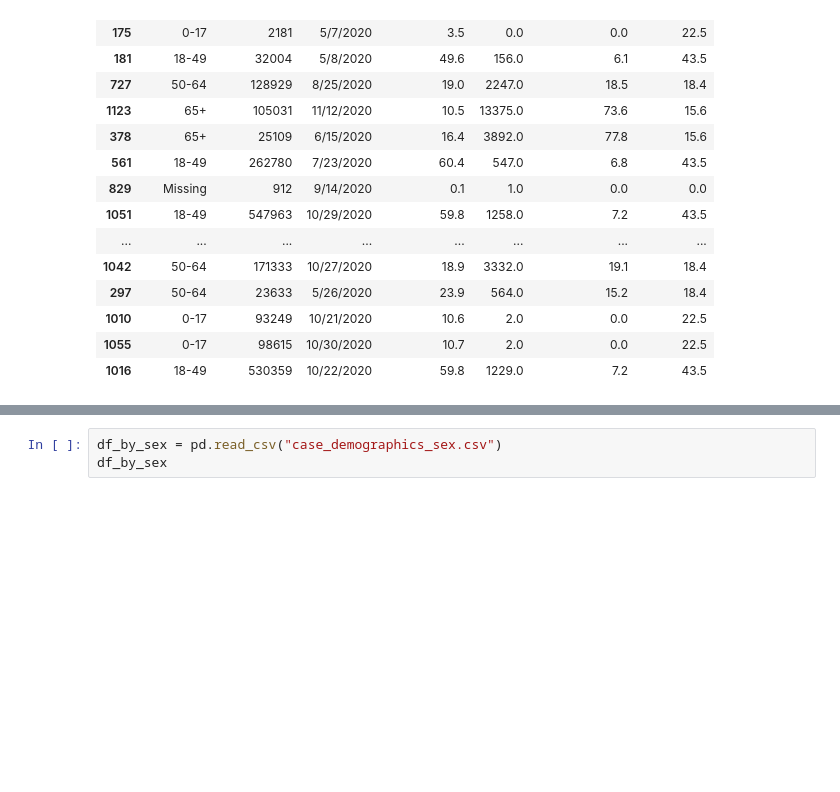
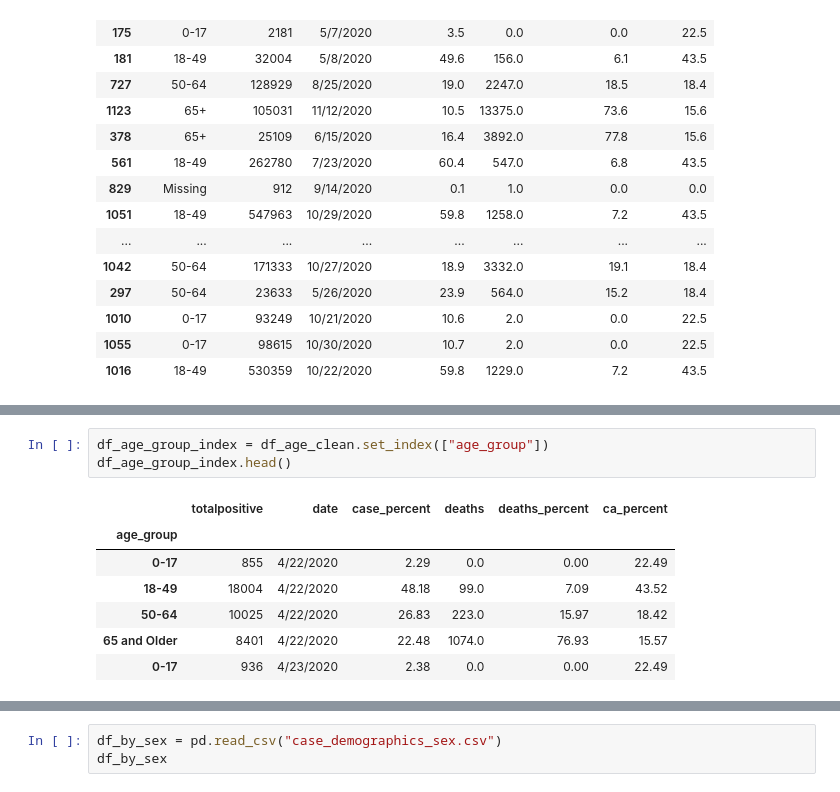
Before and after one commit to rteves0914/COVID_analysis, a Jupyter notebook: data.ipynb, the cells around one changed output, grey strips where cells are left out. Cells and saved outputs as stored; diff of their text form; blank space fills up the shorter version.

```diff
--- a/data.ipynb
+++ b/data.ipynb
@@ -104,0 +150,11 @@ df_by_age.dropna()
+# %%
+df_age_group_index = df_age_clean.set_index(["age_group"])
+df_age_group_index.head()
+# %% [output]
+|  | totalpositive | date | case_percent | deaths | deaths_percent | ca_percent |
+| age_group |  |  |  |  |  |  |
+| 0-17 | 855 | 4/22/2020 | 2.29 | 0.0 | 0.00 | 22.49 |
+| 18-49 | 18004 | 4/22/2020 | 48.18 | 99.0 | 7.09 | 43.52 |
+| 50-64 | 10025 | 4/22/2020 | 26.83 | 223.0 | 15.97 | 18.42 |
+| 65 and Older | 8401 | 4/22/2020 | 22.48 | 1074.0 | 76.93 | 15.57 |
+| 0-17 | 936 | 4/23/2020 | 2.38 | 0.0 | 0.00 | 22.49 |
```
Also changed, not shown: parts of 9 cells of this notebook.
